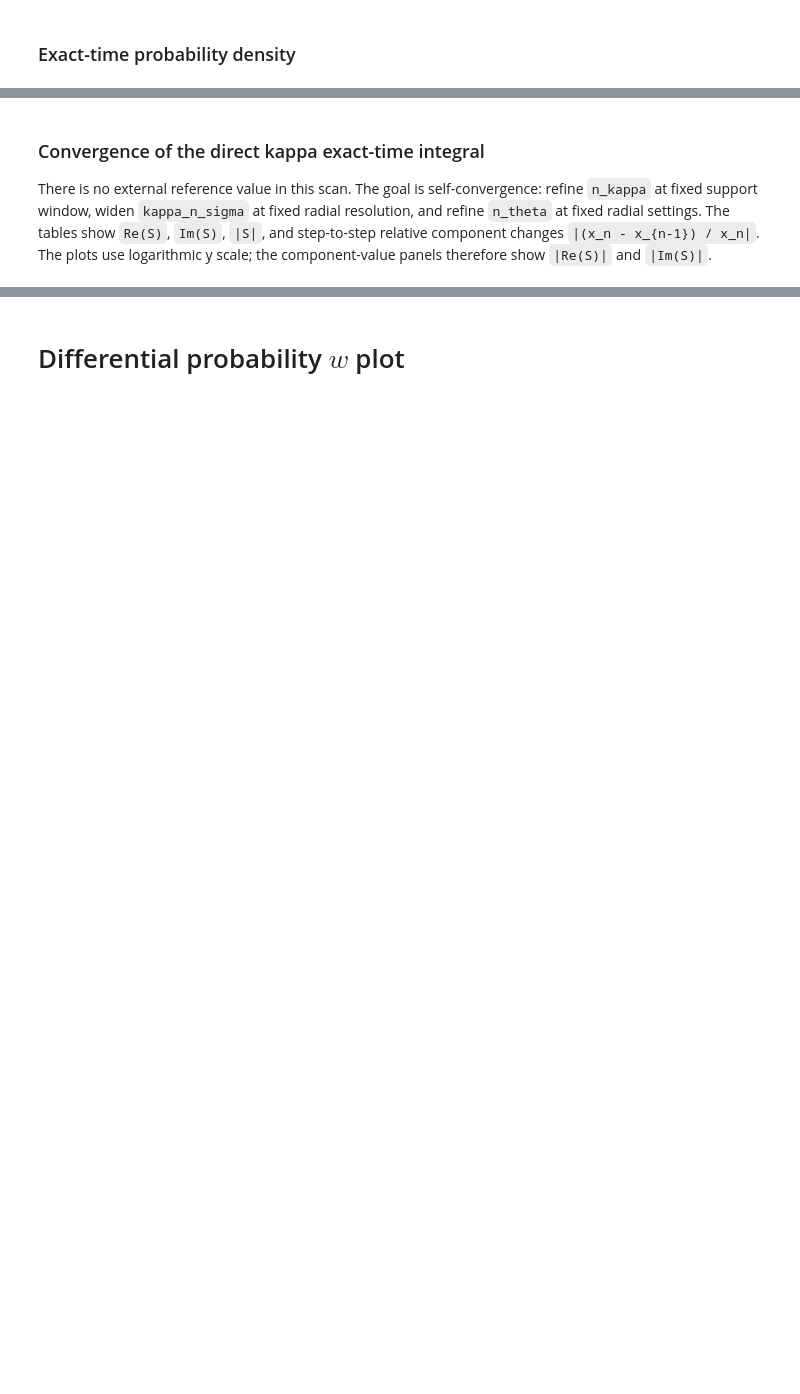
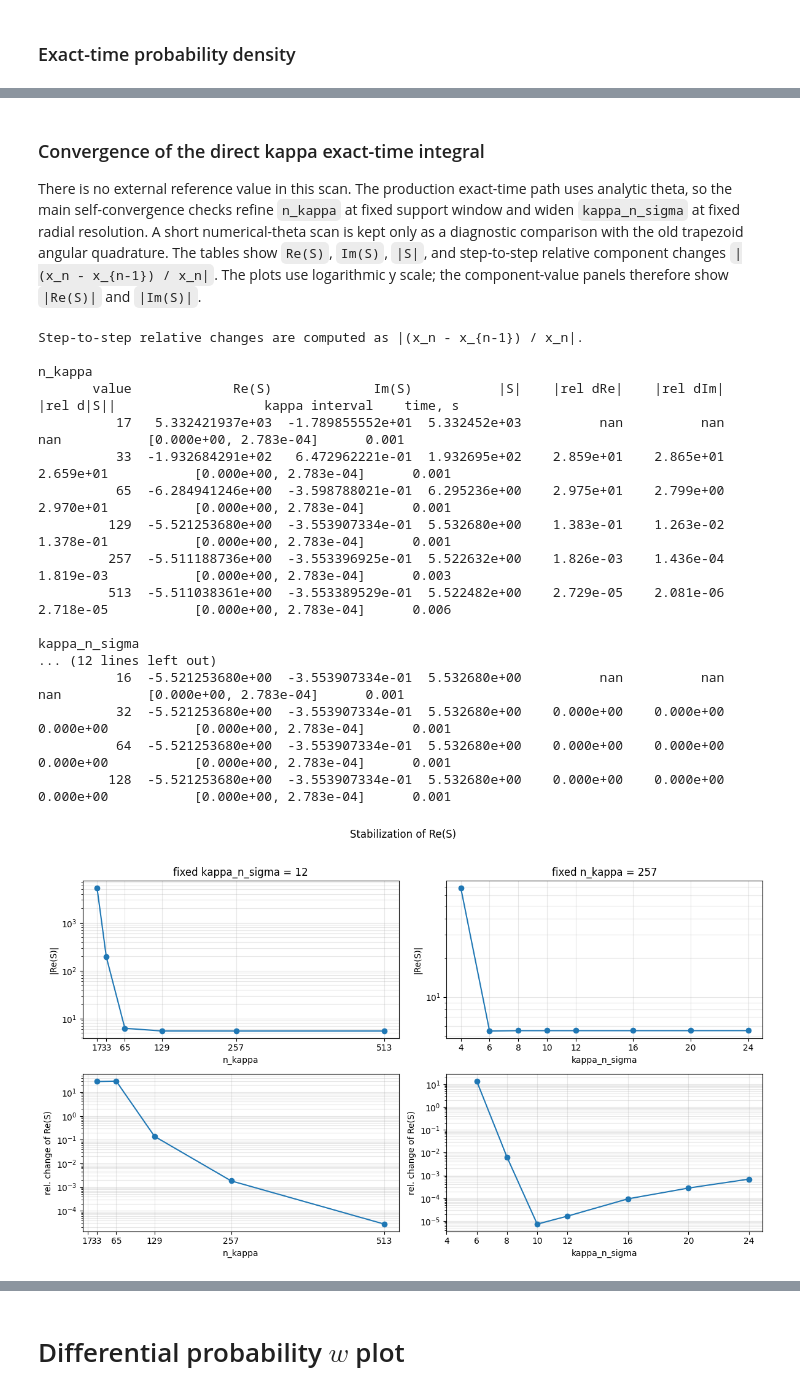
Before and after one commit to Anton-Murtazin/moller_vortex, a Jupyter notebook: analysis_workspace.ipynb, the cells around one changed output, grey strips where cells are left out. Drawn from its saved outputs; the diff is of its cells as text; code cells hidden in the pictures; blank space fills up the shorter version.

```diff
--- a/analysis_workspace.ipynb
+++ b/analysis_workspace.ipynb
@@ -717,4 +708,4 @@ Reading these maps:
 # %% [markdown]
 ### Convergence of the direct kappa exact-time integral
 
-There is no external reference value in this scan.  The goal is self-convergence: refine `n_kappa` at fixed support window, widen `kappa_n_sigma` at fixed radial resolution, and refine `n_theta` at fixed radial settings.  The tables show `Re(S)`, `Im(S)`, `|S|`, and step-to-step relative component changes `|(x_n - x_{n-1}) / x_n|`.  The plots use logarithmic y scale; the component-value panels therefore show `|Re(S)|` and `|Im(S)|`.
+There is no external reference value in this scan.  The production exact-time path uses analytic theta, so the main self-convergence checks refine `n_kappa` at fixed support window and widen `kappa_n_sigma` at fixed radial resolution.  A short numerical-theta scan is kept only as a diagnostic comparison with the old trapezoid angular quadrature.  The tables show `Re(S)`, `Im(S)`, `|S|`, and step-to-step relative component changes `|(x_n - x_{n-1}) / x_n|`.  The plots use logarithmic y scale; the component-value panels therefore show `|Re(S)|` and `|Im(S)|`.
@@ -820,7 +715,7 @@ import time
 # Composite Boole radial rules use n = 4*m + 1.
 n_kappa_values = [17, 33, 65, 129, 257, 513]
 kappa_n_sigma_values = [4.0, 6.0, 8.0, 10.0, 12.0, 16.0, 20.0, 24.0]
-n_theta_values = [16, 32, 64, 128, 256, 512]
+n_theta_values = [16, 32, 64, 128]
 
 n_theta_exact = 128
 
@@ -828,12 +723,12 @@ k3 = np.array([0.01, 0.0, 10.0], dtype=float)
 k4 = np.array([-0.01, 1.0e-4, -10.0], dtype=float)
 
 
-def exact_time_kappa_scan_value(n_kappa, kappa_n_sigma, *, n_theta=n_theta_exact):
+def exact_time_kappa_scan_value(n_kappa, kappa_n_sigma, *, n_theta=n_theta_exact, theta_method="analytic"):
     exact_quad = mv.ExactTimeQuadrature(
         n_kappa=n_kappa,
         n_theta=n_theta,
         kappa_method="boole",
-        theta_method="trapezoid",
+        theta_method=theta_method,
         kappa_n_sigma=kappa_n_sigma,
     )
 
@@ -860,6 +755,7 @@ def exact_time_kappa_scan_value(n_kappa, kappa_n_sigma, *, n_theta=n_theta_exact
         "n_kappa": n_kappa,
         "kappa_n_sigma": kappa_n_sigma,
         "n_theta": n_theta,
+        "theta_method": theta_method,
         "S": S,
         "re_S": S.real,
         "im_S": S.imag,
@@ -1034,30 +930,49 @@ def plot_theta_component_stabilization(component_label, value_key, relative_chan
     axes[0].set_xlabel("n_theta")
     axes[0].set_ylabel(f"|{component_label}|")
     axes[0].set_title("fixed n_kappa = 129, kappa_n_sigma = 12")
     axes[0].grid(True, which="both", alpha=0.3)
 
     axes[1].plot(
         [row["n_theta"] for row in theta_scan[1:]],
         [positive_log_value(row[relative_change_key], floor=1.0e-16) for row in theta_scan[1:]],
         marker="o",
     )
     axes[1].set_yscale("log")
     axes[1].set_xlabel("n_theta")
     axes[1].set_ylabel(f"rel. change of {component_label}")
     axes[1].grid(True, which="both", alpha=0.3)
 
     theta_ticks = [row["n_theta"] for row in theta_scan]
     for ax in axes:
         ax.set_xscale("linear")
         ax.set_xticks(theta_ticks)
         ax.set_xticklabels([str(value) for value in theta_ticks])
 
     fig.suptitle(f"Theta stabilization of {component_label}", y=1.04)
     fig.tight_layout()
     plt.show()
 
 
 plot_component_stabilization("Re(S)", "re_S", "rel_change_re_from_previous")
 plot_component_stabilization("Im(S)", "im_S", "rel_change_im_from_previous")
 plot_theta_component_stabilization("Re(S)", "re_S", "rel_change_re_from_previous")
 plot_theta_component_stabilization("Im(S)", "im_S", "rel_change_im_from_previous")
+# %% [output]
+Step-to-step relative changes are computed as |(x_n - x_{n-1}) / x_n|.
+
+n_kappa
+       value             Re(S)             Im(S)           |S|    |rel dRe|    |rel dIm|   |rel d|S||                   kappa interval    time, s
+          17   5.332421937e+03  -1.789855552e+01  5.332452e+03          nan          nan          nan           [0.000e+00, 2.783e-04]      0.001
+          33  -1.932684291e+02   6.472962221e-01  1.932695e+02    2.859e+01    2.865e+01    2.659e+01           [0.000e+00, 2.783e-04]      0.001
+          65  -6.284941246e+00  -3.598788021e-01  6.295236e+00    2.975e+01    2.799e+00    2.970e+01           [0.000e+00, 2.783e-04]      0.001
+         129  -5.521253680e+00  -3.553907334e-01  5.532680e+00    1.383e-01    1.263e-02    1.378e-01           [0.000e+00, 2.783e-04]      0.001
+         257  -5.511188736e+00  -3.553396925e-01  5.522632e+00    1.826e-03    1.436e-04    1.819e-03           [0.000e+00, 2.783e-04]      0.003
+         513  -5.511038361e+00  -3.553389529e-01  5.522482e+00    2.729e-05    2.081e-06    2.718e-05           [0.000e+00, 2.783e-04]      0.006
+
+kappa_n_sigma
+... (12 lines left out)
+          16  -5.521253680e+00  -3.553907334e-01  5.532680e+00          nan          nan          nan           [0.000e+00, 2.783e-04]      0.001
+          32  -5.521253680e+00  -3.553907334e-01  5.532680e+00    0.000e+00    0.000e+00    0.000e+00           [0.000e+00, 2.783e-04]      0.001
+          64  -5.521253680e+00  -3.553907334e-01  5.532680e+00    0.000e+00    0.000e+00    0.000e+00           [0.000e+00, 2.783e-04]      0.001
+         128  -5.521253680e+00  -3.553907334e-01  5.532680e+00    0.000e+00    0.000e+00    0.000e+00           [0.000e+00, 2.783e-04]      0.001
+[figure, added]
```
Also changed, not shown: parts of 65 cells of this notebook, 5 other files.
